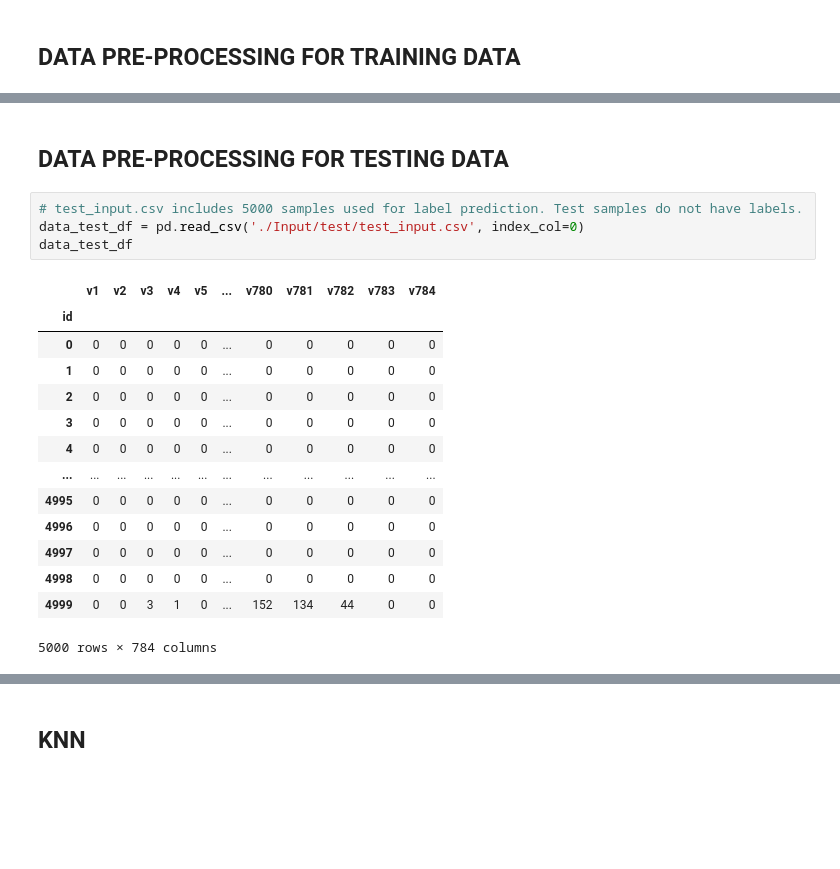
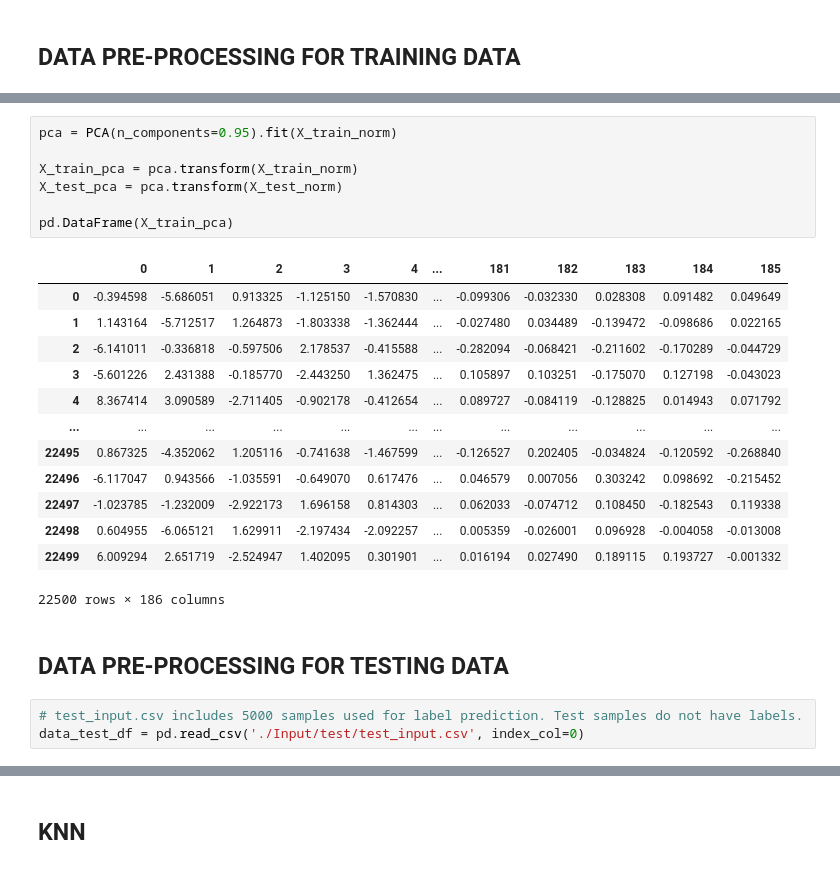
Before and after one commit to aryanbh11/comp5318-assignment1, a Jupyter notebook: AssignmentSol.ipynb, the cells around one changed output, grey strips where cells are left out. Saved outputs shown, nothing was run; the diff lists cells and outputs as text; blank space fills up the shorter version.

```diff
--- a/AssignmentSol.ipynb
+++ b/AssignmentSol.ipynb
@@ -80,23 +85,28 @@ finalDf = pd.concat([principalDf, data_train_df.label], axis = 1)
+# %%
+pca = PCA(n_components=0.95).fit(X_train_norm)
+
+X_train_pca = pca.transform(X_train_norm)
+X_test_pca = pca.transform(X_test_norm)
+
+pd.DataFrame(X_train_pca)
+# %% [output]
+|  | 0 | 1 | 2 | 3 | 4 | ... | 181 | 182 | 183 | 184 | 185 |
+| 0 | -0.394598 | -5.686051 | 0.913325 | -1.125150 | -1.570830 | ... | -0.099306 | -0.032330 | 0.028308 | 0.091482 | 0.049649 |
+| 1 | 1.143164 | -5.712517 | 1.264873 | -1.803338 | -1.362444 | ... | -0.027480 | 0.034489 | -0.139472 | -0.098686 | 0.022165 |
+| 2 | -6.141011 | -0.336818 | -0.597506 | 2.178537 | -0.415588 | ... | -0.282094 | -0.068421 | -0.211602 | -0.170289 | -0.044729 |
+| 3 | -5.601226 | 2.431388 | -0.185770 | -2.443250 | 1.362475 | ... | 0.105897 | 0.103251 | -0.175070 | 0.127198 | -0.043023 |
+| 4 | 8.367414 | 3.090589 | -2.711405 | -0.902178 | -0.412654 | ... | 0.089727 | -0.084119 | -0.128825 | 0.014943 | 0.071792 |
+| ... | ... | ... | ... | ... | ... | ... | ... | ... | ... | ... | ... |
+| 22495 | 0.867325 | -4.352062 | 1.205116 | -0.741638 | -1.467599 | ... | -0.126527 | 0.202405 | -0.034824 | -0.120592 | -0.268840 |
+| 22496 | -6.117047 | 0.943566 | -1.035591 | -0.649070 | 0.617476 | ... | 0.046579 | 0.007056 | 0.303242 | 0.098692 | -0.215452 |
+| 22497 | -1.023785 | -1.232009 | -2.922173 | 1.696158 | 0.814303 | ... | 0.062033 | -0.074712 | 0.108450 | -0.182543 | 0.119338 |
+| 22498 | 0.604955 | -6.065121 | 1.629911 | -2.197434 | -2.092257 | ... | 0.005359 | -0.026001 | 0.096928 | -0.004058 | -0.013008 |
+| 22499 | 6.009294 | 2.651719 | -2.524947 | 1.402095 | 0.301901 | ... | 0.016194 | 0.027490 | 0.189115 | 0.193727 | -0.001332 |
+22500 rows × 186 columns
 # %% [markdown]
 ## DATA PRE-PROCESSING FOR TESTING DATA
 # %%
 # test_input.csv includes 5000 samples used for label prediction. Test samples do not have labels.
 data_test_df = pd.read_csv('./Input/test/test_input.csv', index_col=0)
-data_test_df
-# %% [output]
-|  | v1 | v2 | v3 | v4 | v5 | ... | v780 | v781 | v782 | v783 | v784 |
-| id |  |  |  |  |  |  |  |  |  |  |  |
-| 0 | 0 | 0 | 0 | 0 | 0 | ... | 0 | 0 | 0 | 0 | 0 |
-| 1 | 0 | 0 | 0 | 0 | 0 | ... | 0 | 0 | 0 | 0 | 0 |
-| 2 | 0 | 0 | 0 | 0 | 0 | ... | 0 | 0 | 0 | 0 | 0 |
-| 3 | 0 | 0 | 0 | 0 | 0 | ... | 0 | 0 | 0 | 0 | 0 |
-| 4 | 0 | 0 | 0 | 0 | 0 | ... | 0 | 0 | 0 | 0 | 0 |
-| ... | ... | ... | ... | ... | ... | ... | ... | ... | ... | ... | ... |
-| 4995 | 0 | 0 | 0 | 0 | 0 | ... | 0 | 0 | 0 | 0 | 0 |
-| 4996 | 0 | 0 | 0 | 0 | 0 | ... | 0 | 0 | 0 | 0 | 0 |
-| 4997 | 0 | 0 | 0 | 0 | 0 | ... | 0 | 0 | 0 | 0 | 0 |
-| 4998 | 0 | 0 | 0 | 0 | 0 | ... | 0 | 0 | 0 | 0 | 0 |
-| 4999 | 0 | 0 | 3 | 1 | 0 | ... | 152 | 134 | 44 | 0 | 0 |
-5000 rows × 784 columns
 # %%
 # Data Normalisation
```
Also changed, not shown: parts of 20 cells of this notebook, 2 other files.
